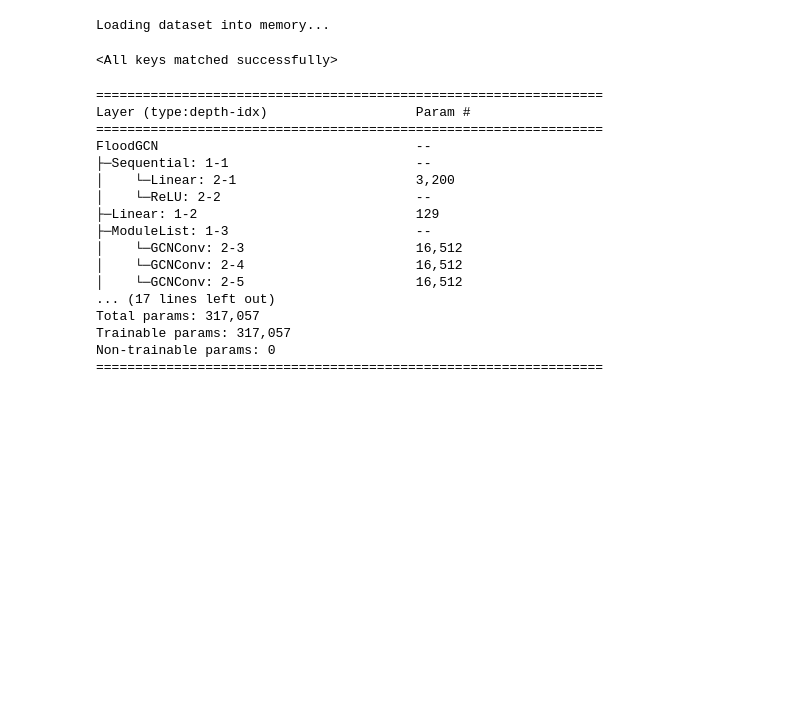
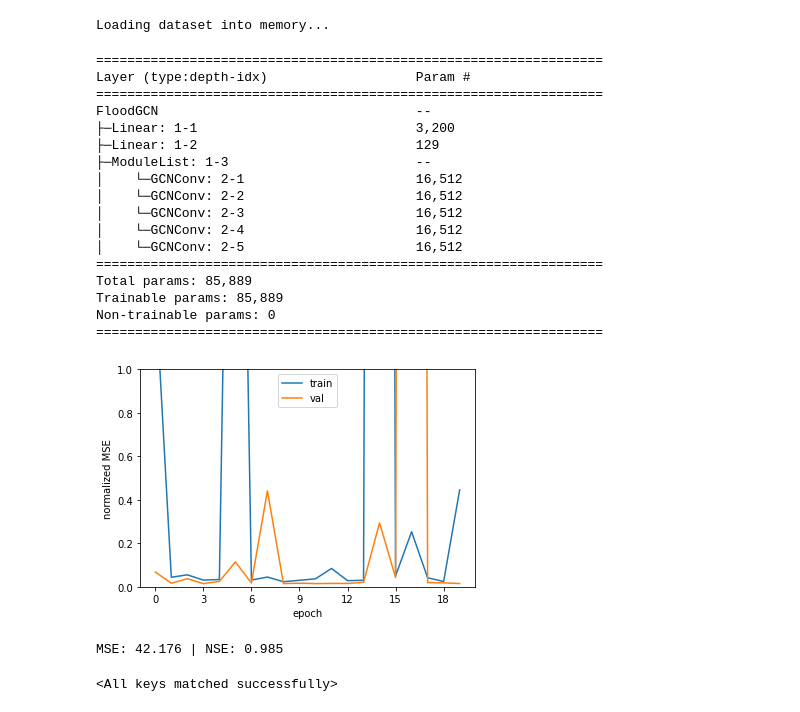
Before and after one commit to Nelorth/FloodGNN, a Jupyter notebook: inference.ipynb, the cells around one changed output. Drawn from its saved outputs; the diff is of its cells as text; code cells hidden in the pictures; blank space fills up the shorter version.

```diff
--- a/inference.ipynb
+++ b/inference.ipynb
@@ -8,7 +17,6 @@ from models import FloodMLP, FloodGCN, FloodGRAFFNN
 from torchinfo import summary
 from tqdm import tqdm
 # %%
-chkpt = torch.load("runs/2023-04-07_11-48-08.run")
+chkpt = torch.load("runs/2023-04-09_18-28-40.run")
 HPARAMS = chkpt["hparams"]
-best_epoch = torch.tensor(chkpt["history"]["val_loss"]).argmin()
-print(best_epoch)
+print(json.dumps(HPARAMS, indent=4))
@@ -15,42 +41,49 @@ print(best_epoch)
 # %%
 dataset = LamaHDataset("LamaH-CE",
-                       years=[2017],
+                       years=[2016, 2017],
                        window_size_hrs=HPARAMS["data"]["window_size"],
-                       stride_length_hrs=HPARAMS["data"]["stride_length"],
+                       stride_length_hrs=1,  # get max out of data
                        lead_time_hrs=HPARAMS["data"]["lead_time"],
                        bidirectional=HPARAMS["data"]["bidirectional"],
-                       normalize=HPARAMS["data"]["normalized"])
+                       normalized=HPARAMS["data"]["normalized"])
 # %% [output]
 Loading dataset into memory...
 # %%
+best_epoch = torch.tensor(chkpt["history"]["val_loss"]).argmin()
 model_params = chkpt["history"]["model_params"][best_epoch]
-if HPARAMS["model"]["weight_type"] == "learned":
-    edge_weights = model_params["edge_weights"]
-else:
-    edge_weights = functions.init_edge_weights(HPARAMS["model"]["weight_type"], dataset[0])
+edge_weights = functions.init_edge_weights(HPARAMS["model"]["adjacency_type"], dataset[0].edge_attr)
 model = functions.construct_model(HPARAMS, edge_weights)
-model.load_state_dict(model_params)
+model.load_state_dict(model_params, strict=False)
+print(summary(model, depth=2))
+functions.plot_loss(chkpt["history"]["train_loss"], chkpt["history"]["val_loss"])
 # %% [output]
-<All keys matched successfully>
+=================================================================
+Layer (type:depth-idx)                   Param #
+=================================================================
+FloodGCN                                 --
+├─Linear: 1-1                            3,200
+├─Linear: 1-2                            129
+├─ModuleList: 1-3                        --
+│    └─GCNConv: 2-1                      16,512
+│    └─GCNConv: 2-2                      16,512
+│    └─GCNConv: 2-3                      16,512
+│    └─GCNConv: 2-4                      16,512
+│    └─GCNConv: 2-5                      16,512
+=================================================================
+Total params: 85,889
+Trainable params: 85,889
+Non-trainable params: 0
+=================================================================
+[figure, added]
-# %%
-summary(model, depth=2)
-# %% [output]
-=================================================================
-Layer (type:depth-idx)                   Param #
-=================================================================
-FloodGCN                                 --
-├─Sequential: 1-1                        --
-│    └─Linear: 2-1                       3,200
-│    └─ReLU: 2-2                         --
-├─Linear: 1-2                            129
-├─ModuleList: 1-3                        --
-│    └─GCNConv: 2-3                      16,512
-│    └─GCNConv: 2-4                      16,512
-│    └─GCNConv: 2-5                      16,512
-... (17 lines left out)
-Total params: 317,057
-Trainable params: 317,057
-Non-trainable params: 0
-=================================================================
+# %%
+test_mse, test_nse = functions.evaluate(model, dataset, HPARAMS, on_ipu=True)
+print(f"MSE: {test_mse.mean():.3f} | NSE: {test_nse.mean():.3f}")
+
+# have to re-load model due to bug in poptorch
+model = functions.construct_model(HPARAMS, edge_weights)
+model.load_state_dict(model_params, strict=False)
+# %% [output]
+MSE: 42.176 | NSE: 0.985
+<All keys matched successfully>
 # %%
 data = dataset[0]
```
Also changed, not shown: parts of 14 cells of this notebook, 1 other file.
